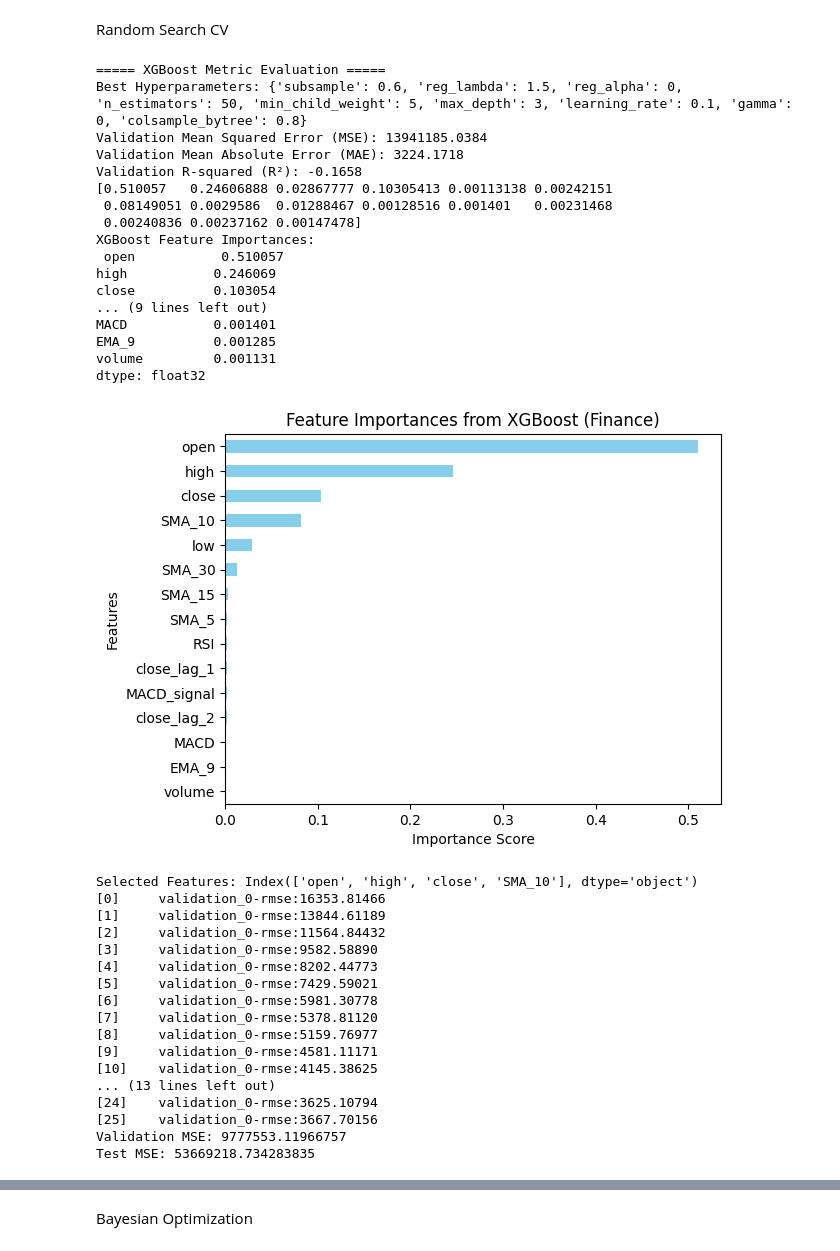
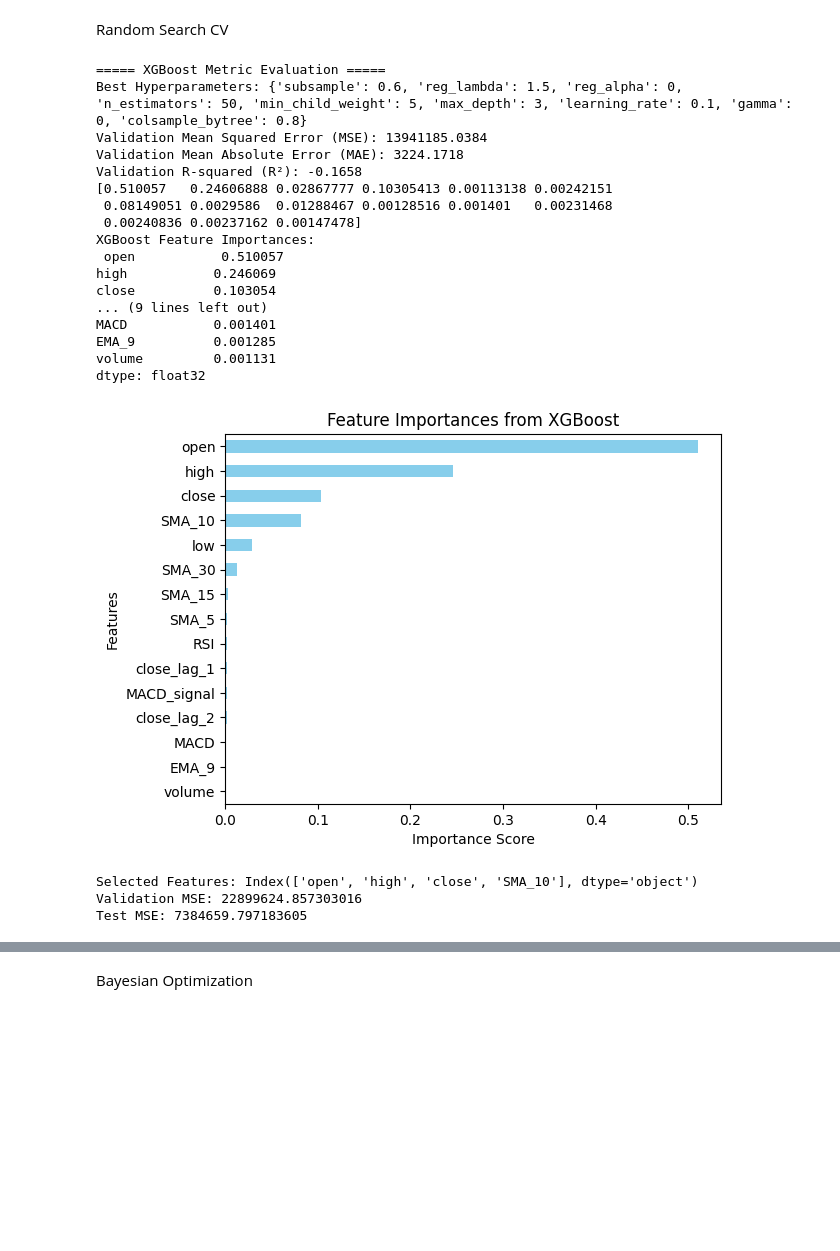
Before and after one commit to alyssa-tsh/CryptoMine, a Jupyter notebook: model.ipynb, the cells around one changed output, grey strips where cells are left out. Drawn from its saved outputs; the diff is of its cells as text; code cells hidden in the pictures; blank space fills up the shorter version.

Commit message:
optimized random search by removing early stopping

```diff
--- a/model.ipynb
+++ b/model.ipynb
@@ -379,7 +378,7 @@ Random Search CV
 # random search for best hyperparameters for XGBoost
 def random_search():
     #define time-series cross validation
-    tscv = TimeSeriesSplit(n_splits=5)
+    tscv = TimeSeriesSplit(n_splits=10)
 
     # Define the model
     model = XGBRegressor(random_state = 42)
@@ -436,7 +435,7 @@ def random_search():
 
     # Plot importance
     feature_importances_xgb_rs.sort_values(ascending=True).plot(kind='barh', color='skyblue')
-    plt.title("Feature Importances from XGBoost (Finance)")
+    plt.title("Feature Importances from XGBoost")
     plt.xlabel("Importance Score")
     plt.ylabel("Features")
     plt.show()
@@ -453,63 +452,49 @@ def random_search():
     xgb_rs = XGBRegressor(
         **best_params,
         eval_metric='rmse',
-        early_stopping_rounds=10
+        #early_stopping_rounds=10
     )
 
-    eval_set = [(X_val_selected, y_val['close_1_ahead'])]
+    #eval_set = [(X_val_selected, y_val['close_1_ahead'])]
 
     # Train on selected features
-    xgb_rs.fit(X_train_selected, y_train['close_1_ahead'], eval_set=eval_set, verbose=True)
+    xgb_rs.fit(X_train_selected, y_train['close_1_ahead'], verbose=True)
 
     # Predict on validation data
     val_predictions_rs = xgb_rs.predict(X_val_selected)
     val_mse = mean_squared_error(y_val['close_1_ahead'], val_predictions_rs)
     print(f"Validation MSE: {val_mse}")
 
     # Predict on test data
     test_predictions_rs = xgb_rs.predict(X_test_selected)
     test_mse = mean_squared_error(y_test['close_1_ahead'], test_predictions_rs)
     print(f"Test MSE: {test_mse}")
 
     return val_predictions_rs, test_predictions_rs
 
 val_predictions_rs, test_predictions_rs = random_search()
 # %% [output]
 ===== XGBoost Metric Evaluation =====
 Best Hyperparameters: {'subsample': 0.6, 'reg_lambda': 1.5, 'reg_alpha': 0, 'n_estimators': 50, 'min_child_weight': 5, 'max_depth': 3, 'learning_rate': 0.1, 'gamma': 0, 'colsample_bytree': 0.8}
 Validation Mean Squared Error (MSE): 13941185.0384
 Validation Mean Absolute Error (MAE): 3224.1718
 Validation R-squared (R²): -0.1658
 [0.510057   0.24606888 0.02867777 0.10305413 0.00113138 0.00242151
  0.08149051 0.0029586  0.01288467 0.00128516 0.001401   0.00231468
  0.00240836 0.00237162 0.00147478]
 XGBoost Feature Importances:
  open           0.510057
 high           0.246069
 close          0.103054
 ... (9 lines left out)
 MACD           0.001401
 EMA_9          0.001285
 volume         0.001131
 dtype: float32
-[figure, old version]
+[figure, new version]
 Selected Features: Index(['open', 'high', 'close', 'SMA_10'], dtype='object')
-[0]     validation_0-rmse:16353.81466
-[1]     validation_0-rmse:13844.61189
-[2]     validation_0-rmse:11564.84432
-[3]     validation_0-rmse:9582.58890
-[4]     validation_0-rmse:8202.44773
-[5]     validation_0-rmse:7429.59021
-[6]     validation_0-rmse:5981.30778
-[7]     validation_0-rmse:5378.81120
-[8]     validation_0-rmse:5159.76977
-[9]     validation_0-rmse:4581.11171
-[10]    validation_0-rmse:4145.38625
-... (13 lines left out)
-[24]    validation_0-rmse:3625.10794
-[25]    validation_0-rmse:3667.70156
-Validation MSE: 9777553.11966757
-Test MSE: 53669218.734283835
+Validation MSE: 22899624.857303016
+Test MSE: 7384659.797183605
 # %%
 def line_plot(val_pred, test_pred):
     #Visualizing random search results
```
Also changed, not shown: parts of 3 cells of this notebook.
